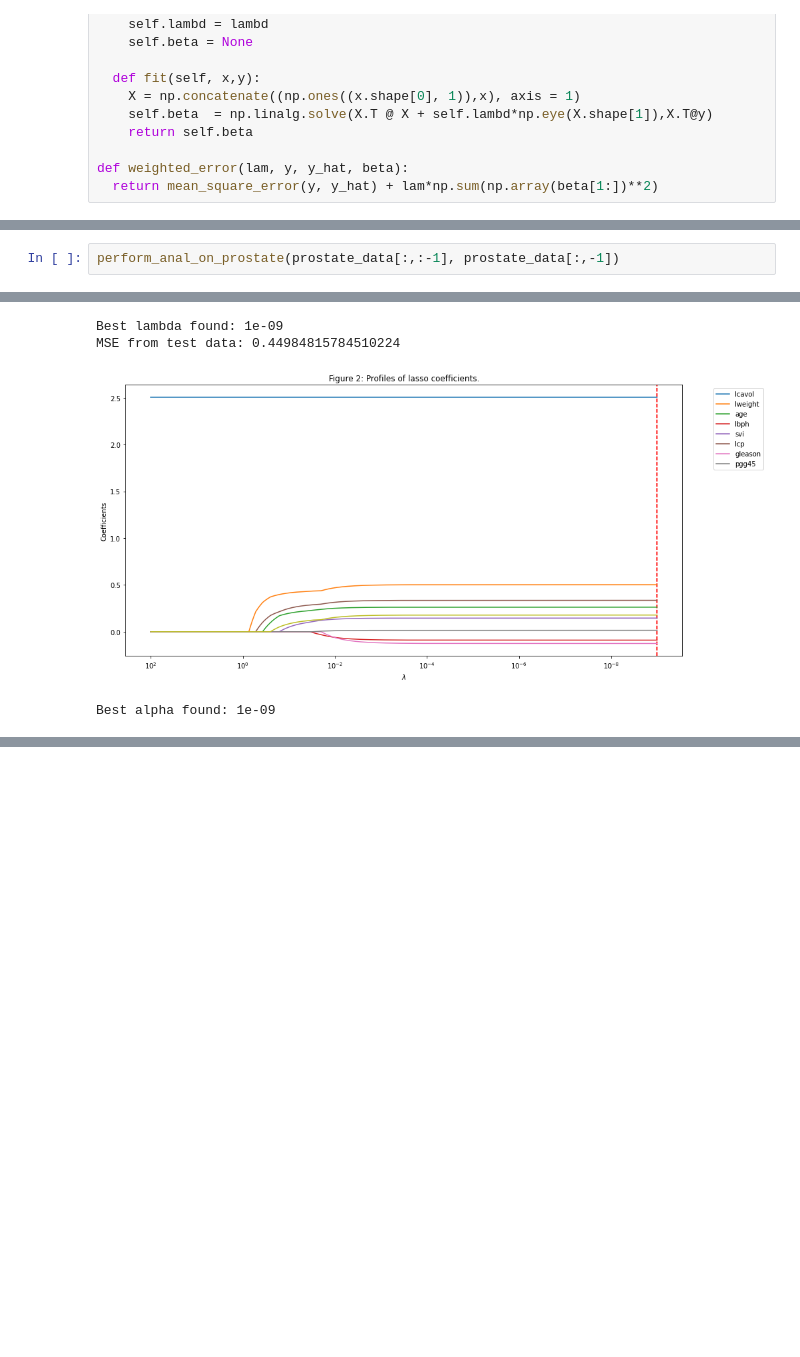
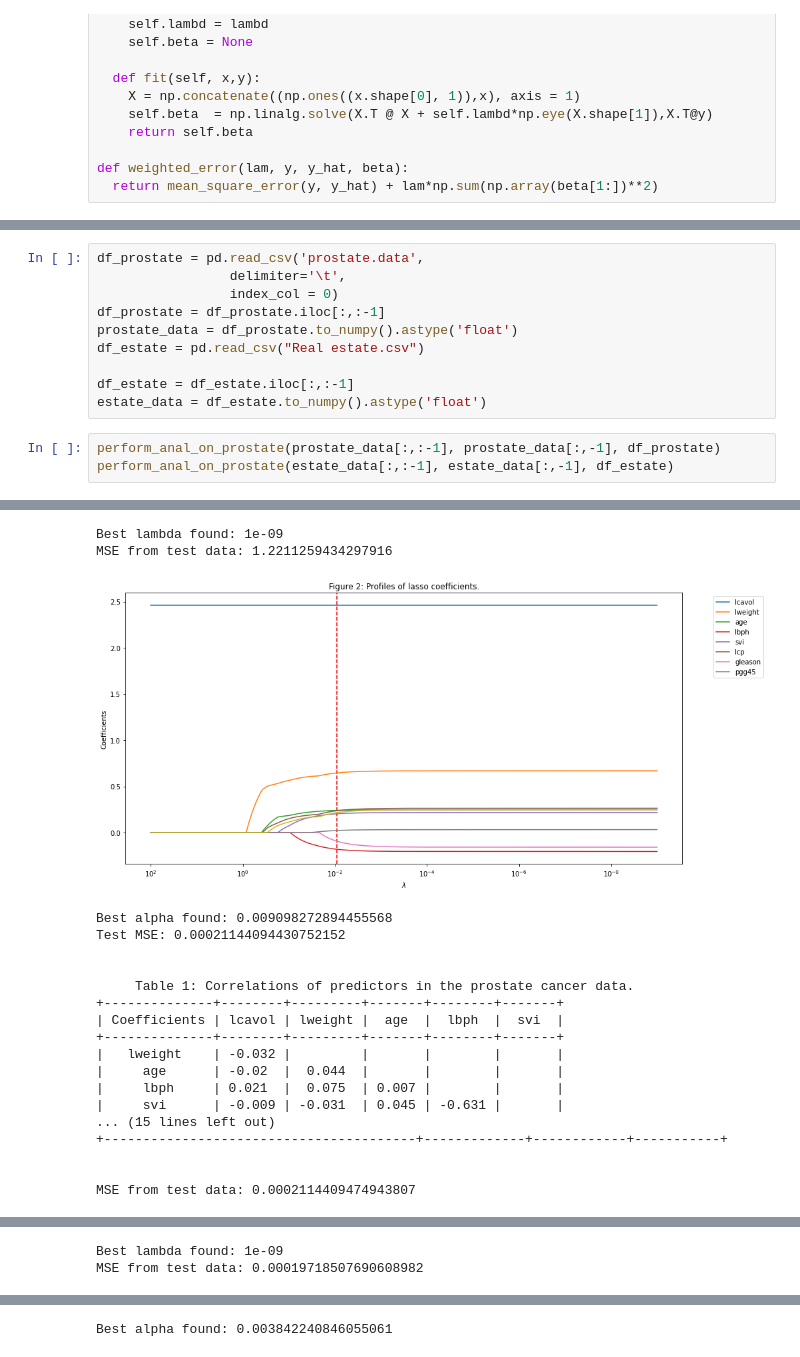
Before and after one commit to Ali-Ghuman/FrequentistML, a Jupyter notebook: LinearRegression/LinearRegression.ipynb, the cells around one changed output, grey strips where cells are left out. Cells and saved outputs as stored; diff of their text form; blank space fills up the shorter version.

Commit message:
add more data

```diff
--- a/LinearRegression/LinearRegression.ipynb
+++ b/LinearRegression/LinearRegression.ipynb
@@ -278,3 +264,14 @@ def perform_anal_on_prostate(x, y):
+# %%
+df_prostate = pd.read_csv('prostate.data',
+                 delimiter='\t',
+                 index_col = 0)
+df_prostate = df_prostate.iloc[:,:-1]
+prostate_data = df_prostate.to_numpy().astype('float')
+df_estate = pd.read_csv("Real estate.csv")
+
+df_estate = df_estate.iloc[:,:-1]
+estate_data = df_estate.to_numpy().astype('float')
 # %%
-perform_anal_on_prostate(prostate_data[:,:-1], prostate_data[:,-1])
+perform_anal_on_prostate(prostate_data[:,:-1], prostate_data[:,-1], df_prostate)
+perform_anal_on_prostate(estate_data[:,:-1], estate_data[:,-1], df_estate)
 # %% [output]
@@ -299,4 +296,20 @@ MSE from test data: 0.44984815555868074
 Best lambda found: 1e-09
-MSE from test data: 0.44984815784510224
+MSE from test data: 1.2211259434297916
-[figure, old version]
+[figure, new version]
-Best alpha found: 1e-09
+Best alpha found: 0.009098272894455568
+Test MSE: 0.00021144094430752152
+
+
+     Table 1: Correlations of predictors in the prostate cancer data.
++--------------+--------+---------+-------+--------+-------+
+| Coefficients | lcavol | lweight |  age  |  lbph  |  svi  |
++--------------+--------+---------+-------+--------+-------+
+|   lweight    | -0.032 |         |       |        |       |
+|     age      | -0.02  |  0.044  |       |        |       |
+|     lbph     | 0.021  |  0.075  | 0.007 |        |       |
+|     svi      | -0.009 | -0.031  | 0.045 | -0.631 |       |
+... (15 lines left out)
++----------------------------------------+-------------+------------+-----------+
+
+
+MSE from test data: 0.0002114409474943807
@@ -302,0 +317,2 @@ Best alpha found: 1e-09
+Best lambda found: 1e-09
+MSE from test data: 0.00019718507690608982
@@ -302,0 +320 @@ Best alpha found: 1e-09
+Best alpha found: 0.003842240846055061
```
Also changed, not shown: parts of 3 cells of this notebook, 1 other file.
